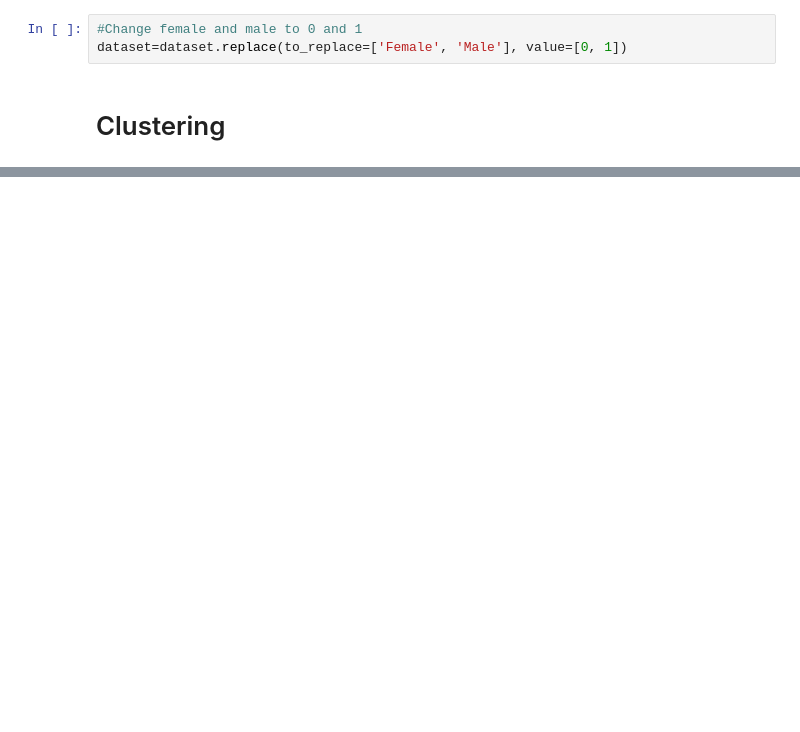
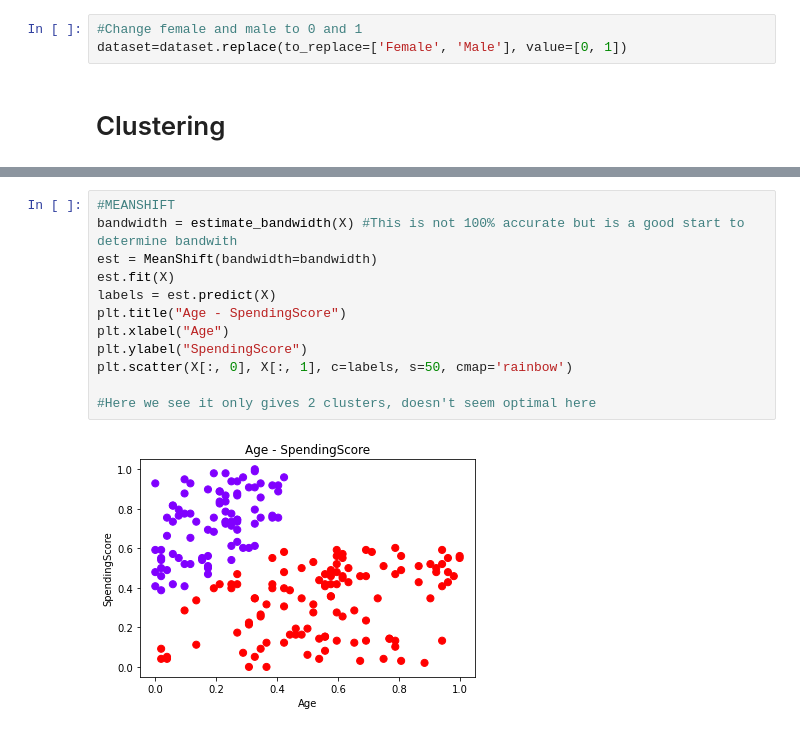
Before and after one commit to HantsonAlec/Portfolio, a Jupyter notebook: Unsupervised_Learning/Unsupervised_Learning_Clustering.ipynb, the cells around one changed output, grey strips where cells are left out. Cells and saved outputs as stored; diff of their text form; blank space fills up the shorter version.

Commit message:
added clustering code

```diff
--- a/Unsupervised_Learning/Unsupervised_Learning_Clustering.ipynb
+++ b/Unsupervised_Learning/Unsupervised_Learning_Clustering.ipynb
@@ -756,0 +119,14 @@ Een veel gebruikte techniek is Non-Maximum Suppression: https://www.pyimagesearc
+# %%
+#MEANSHIFT
+bandwidth = estimate_bandwidth(X) #This is not 100% accurate but is a good start to determine bandwith
+est = MeanShift(bandwidth=bandwidth)
+est.fit(X)
+labels = est.predict(X)
+plt.title("Age - SpendingScore")
+plt.xlabel("Age")
+plt.ylabel("SpendingScore")
+plt.scatter(X[:, 0], X[:, 1], c=labels, s=50, cmap='rainbow')
+
+#Here we see it only gives 2 clusters, doesn't seem optimal here
+# %% [output]
+[figure, added]
```
Also changed, not shown: parts of 63 cells of this notebook.
